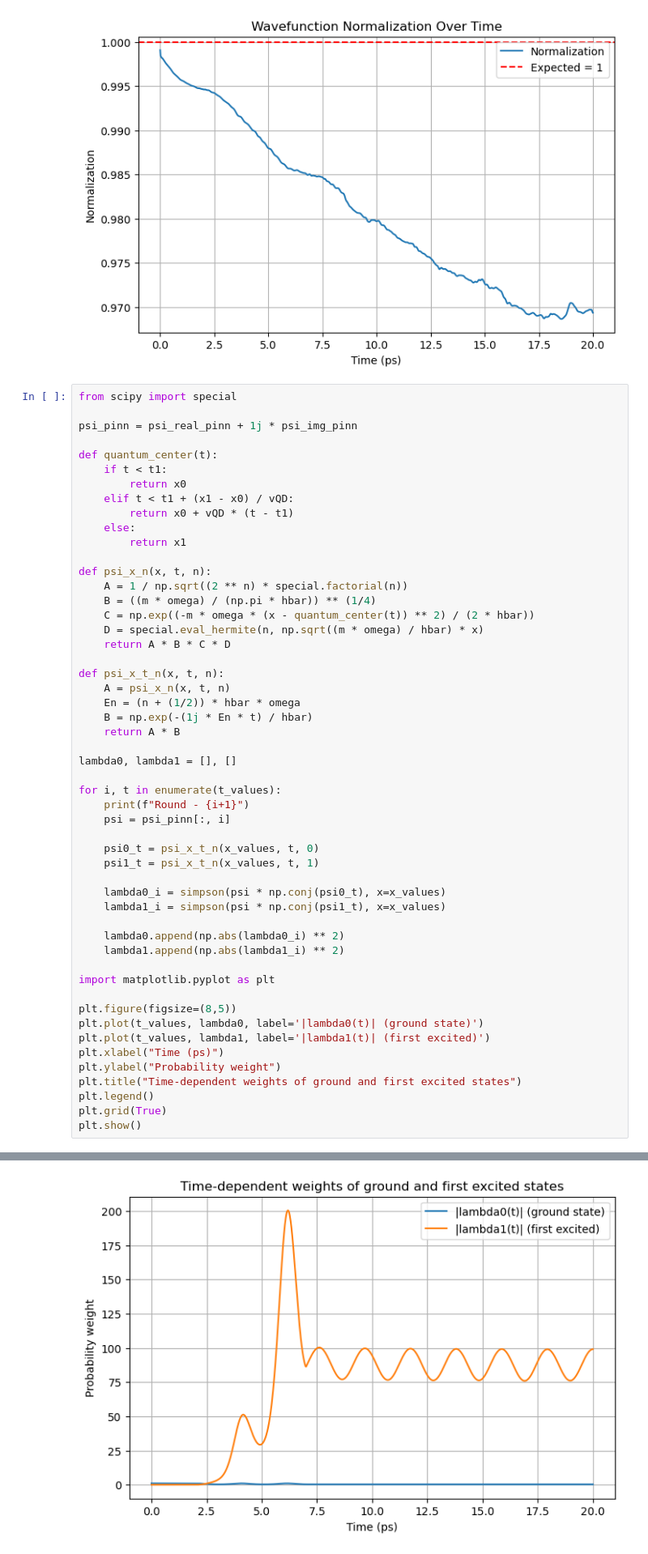
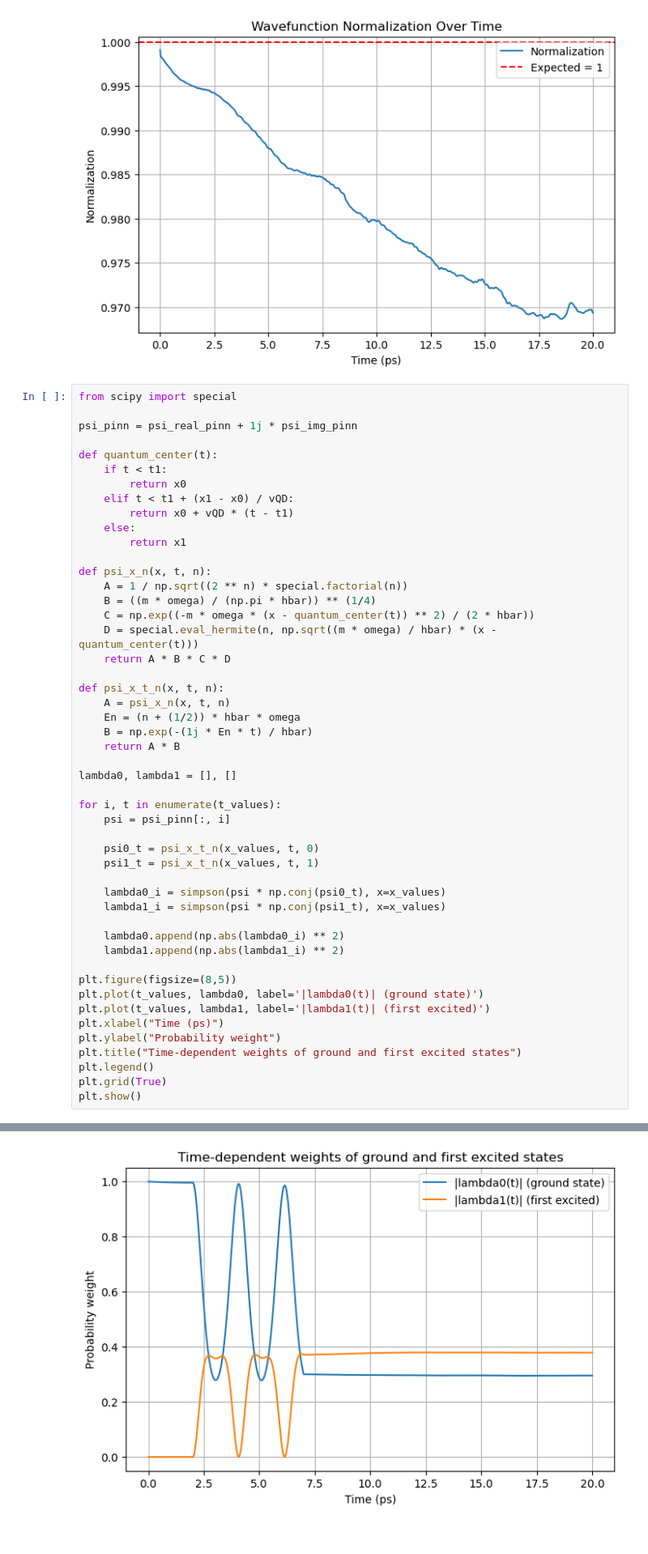
Before and after one commit to thash-jkr/Schrodinger-PINN, a Jupyter notebook: src/testers/model_tester.ipynb, the cells around one changed output, grey strips where cells are left out. Shown at 81% size. Saved outputs shown, nothing was run; the diff lists cells and outputs as text.

```diff
--- a/src/testers/model_tester.ipynb
+++ b/src/testers/model_tester.ipynb
@@ -303,7 +303,7 @@ def psi_x_n(x, t, n):
     A = 1 / np.sqrt((2 ** n) * special.factorial(n))
     B = ((m * omega) / (np.pi * hbar)) ** (1/4)
     C = np.exp((-m * omega * (x - quantum_center(t)) ** 2) / (2 * hbar))
-    D = special.eval_hermite(n, np.sqrt((m * omega) / hbar) * x)
+    D = special.eval_hermite(n, np.sqrt((m * omega) / hbar) * (x - quantum_center(t)))
     return A * B * C * D
 
 def psi_x_t_n(x, t, n):
@@ -315,7 +315,6 @@ def psi_x_t_n(x, t, n):
 lambda0, lambda1 = [], []
 
 for i, t in enumerate(t_values):
-    print(f"Round - {i+1}")
     psi = psi_pinn[:, i]
 
     psi0_t = psi_x_t_n(x_values, t, 0)
@@ -327,8 +326,6 @@ for i, t in enumerate(t_values):
     lambda0.append(np.abs(lambda0_i) ** 2)
     lambda1.append(np.abs(lambda1_i) ** 2)
 
-import matplotlib.pyplot as plt
-
 plt.figure(figsize=(8,5))
 plt.plot(t_values, lambda0, label='|lambda0(t)| (ground state)')
 plt.plot(t_values, lambda1, label='|lambda1(t)| (first excited)')
@@ -359 +339 @@ Round - 1000
-[figure, old version]
+[figure, new version]
```
Also changed, not shown: parts of 5 cells of this notebook, 30 other files.
